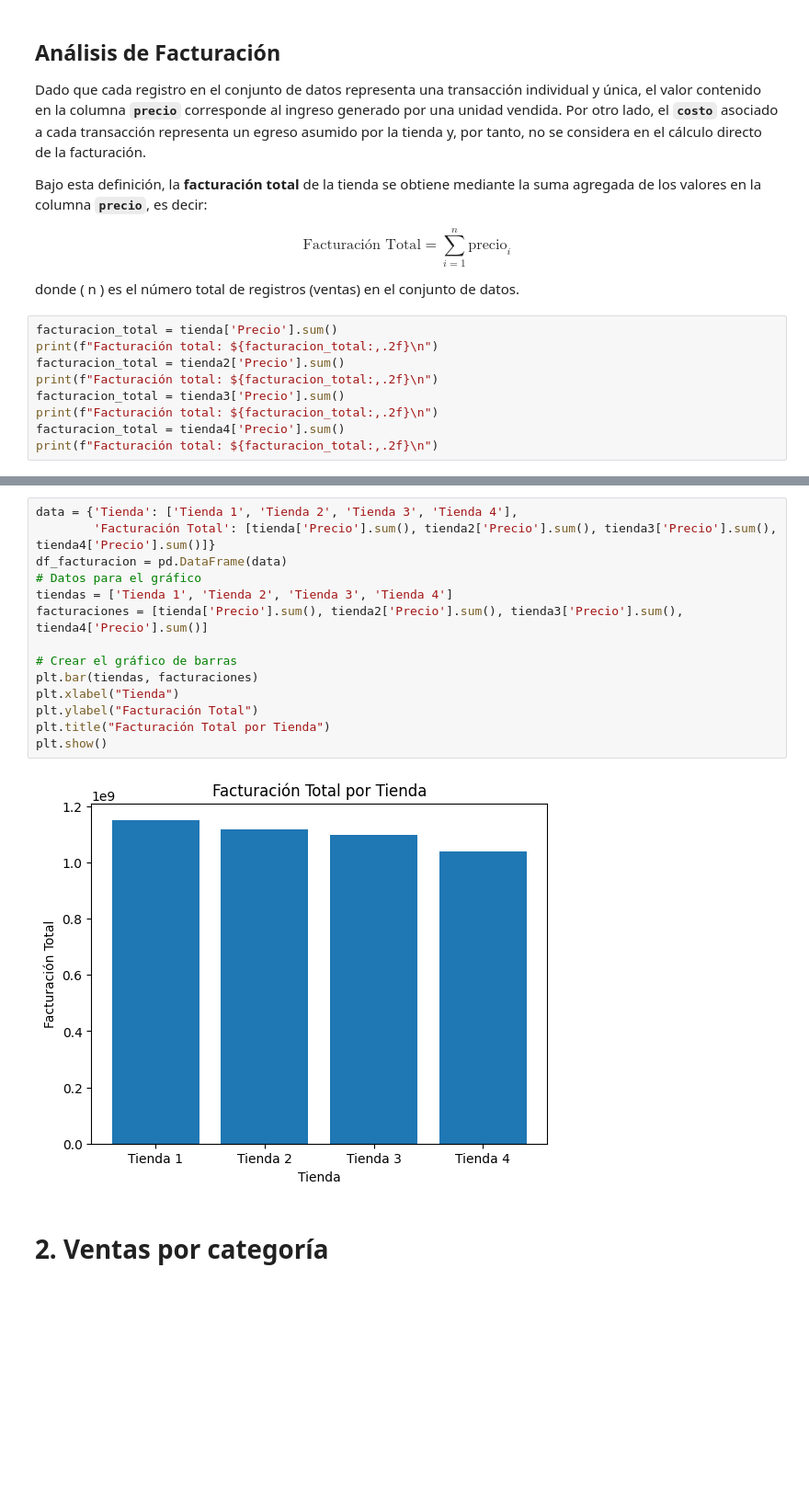
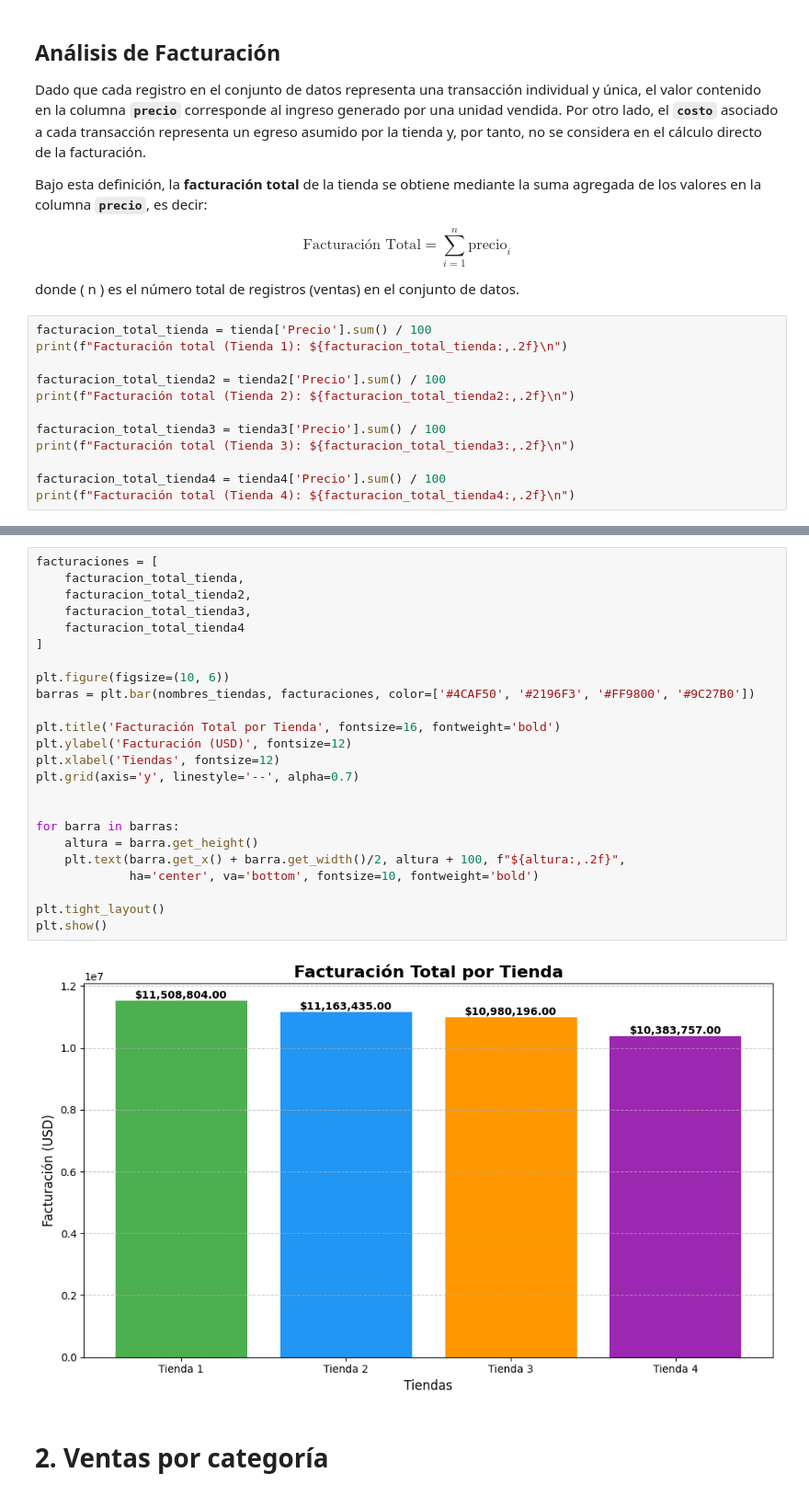
Before and after one commit to AlekJulM/Alura_Store, a Jupyter notebook: AluraStoreLatam.ipynb, the cells around one changed output, grey strips where cells are left out. Shown: that part at 92% size. Saved outputs shown, nothing was run; the diff lists cells and outputs as text; blank space fills up the shorter version.

```diff
--- a/AluraStoreLatam.ipynb
+++ b/AluraStoreLatam.ipynb
@@ -38,12 +38,15 @@ $$
 
 donde \( n \) es el número total de registros (ventas) en el conjunto de datos.
 # %%
-facturacion_total = tienda['Precio'].sum()
-print(f"Facturación total: ${facturacion_total:,.2f}\n")
-facturacion_total = tienda2['Precio'].sum()
-print(f"Facturación total: ${facturacion_total:,.2f}\n")
-facturacion_total = tienda3['Precio'].sum()
-print(f"Facturación total: ${facturacion_total:,.2f}\n")
-facturacion_total = tienda4['Precio'].sum()
-print(f"Facturación total: ${facturacion_total:,.2f}\n")
+facturacion_total_tienda = tienda['Precio'].sum() / 100
+print(f"Facturación total (Tienda 1): ${facturacion_total_tienda:,.2f}\n")
+
+facturacion_total_tienda2 = tienda2['Precio'].sum() / 100
+print(f"Facturación total (Tienda 2): ${facturacion_total_tienda2:,.2f}\n")
+
+facturacion_total_tienda3 = tienda3['Precio'].sum() / 100
+print(f"Facturación total (Tienda 3): ${facturacion_total_tienda3:,.2f}\n")
+
+facturacion_total_tienda4 = tienda4['Precio'].sum() / 100
+print(f"Facturación total (Tienda 4): ${facturacion_total_tienda4:,.2f}\n")
 # %% [output]
@@ -57,18 +60,28 @@ Facturación total: $1,038,375,700.00
-# %%
-data = {'Tienda': ['Tienda 1', 'Tienda 2', 'Tienda 3', 'Tienda 4'],
-        'Facturación Total': [tienda['Precio'].sum(), tienda2['Precio'].sum(), tienda3['Precio'].sum(), tienda4['Precio'].sum()]}
-df_facturacion = pd.DataFrame(data)
-# Datos para el gráfico
-tiendas = ['Tienda 1', 'Tienda 2', 'Tienda 3', 'Tienda 4']
-facturaciones = [tienda['Precio'].sum(), tienda2['Precio'].sum(), tienda3['Precio'].sum(), tienda4['Precio'].sum()]
-
-# Crear el gráfico de barras
-plt.bar(tiendas, facturaciones)
-plt.xlabel("Tienda")
-plt.ylabel("Facturación Total")
-plt.title("Facturación Total por Tienda")
-plt.show()
-# %% [output]
-[figure, removed]
+# %%
+facturaciones = [
+    facturacion_total_tienda,
+    facturacion_total_tienda2,
+    facturacion_total_tienda3,
+    facturacion_total_tienda4
+]
+
+plt.figure(figsize=(10, 6))
+barras = plt.bar(nombres_tiendas, facturaciones, color=['#4CAF50', '#2196F3', '#FF9800', '#9C27B0'])
+
+plt.title('Facturación Total por Tienda', fontsize=16, fontweight='bold')
+plt.ylabel('Facturación (USD)', fontsize=12)
+plt.xlabel('Tiendas', fontsize=12)
+plt.grid(axis='y', linestyle='--', alpha=0.7)
+
+
+for barra in barras:
+    altura = barra.get_height()
+    plt.text(barra.get_x() + barra.get_width()/2, altura + 100, f"${altura:,.2f}",
+             ha='center', va='bottom', fontsize=10, fontweight='bold')
+
+plt.tight_layout()
+plt.show()
+# %% [output]
+[figure, added]
 # %% [markdown]
 # 2. Ventas por categoría
```
Also changed, not shown: parts of 8 cells of this notebook.
